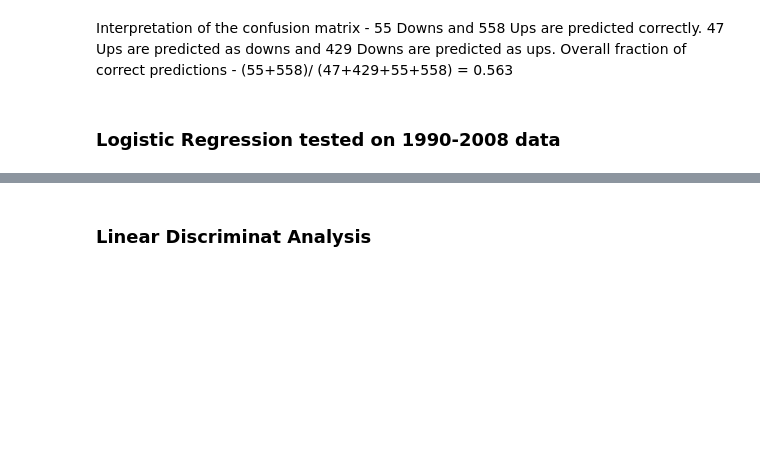
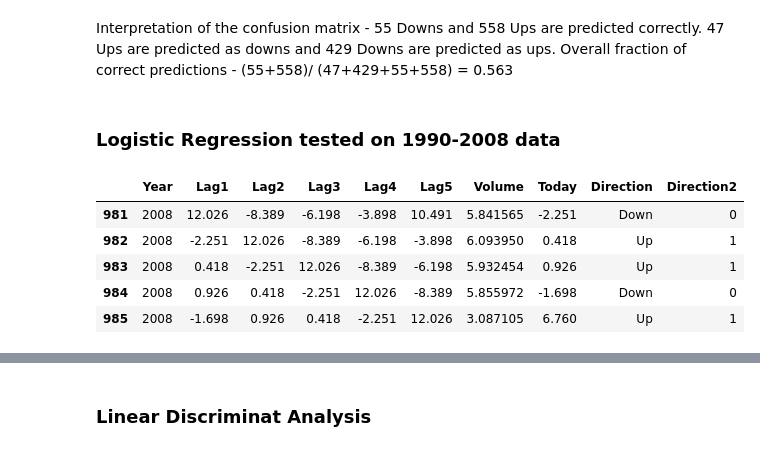
Before and after one commit to carolineeeyao/DSLAB, a Jupyter notebook: Lab5/Lab5.ipynb, the cells around one changed output, grey strips where cells are left out. Saved outputs shown, nothing was run; the diff lists cells and outputs as text; code cells hidden in the pictures; blank space fills up the shorter version.

```diff
--- a/Lab5/Lab5.ipynb
+++ b/Lab5/Lab5.ipynb
@@ -208,6 +250,13 @@ Overall fraction of correct predictions - (55+558)/ (47+429+55+558) = 0.563
 # %% [markdown]
 ### Logistic Regression tested on 1990-2008 data
 # %%
-pre_2009=weekly.loc[:984, :]
+pre_2009=weekly.loc[:985, :]
 pre_2009.tail()
+# %% [output]
+|  | Year | Lag1 | Lag2 | Lag3 | Lag4 | Lag5 | Volume | Today | Direction | Direction2 |
+| 981 | 2008 | 12.026 | -8.389 | -6.198 | -3.898 | 10.491 | 5.841565 | -2.251 | Down | 0 |
+| 982 | 2008 | -2.251 | 12.026 | -8.389 | -6.198 | -3.898 | 6.093950 | 0.418 | Up | 1 |
+| 983 | 2008 | 0.418 | -2.251 | 12.026 | -8.389 | -6.198 | 5.932454 | 0.926 | Up | 1 |
+| 984 | 2008 | 0.926 | 0.418 | -2.251 | 12.026 | -8.389 | 5.855972 | -1.698 | Down | 0 |
+| 985 | 2008 | -1.698 | 0.926 | 0.418 | -2.251 | 12.026 | 3.087105 | 6.760 | Up | 1 |
 # %%
```
Also changed, not shown: parts of 51 cells of this notebook.
